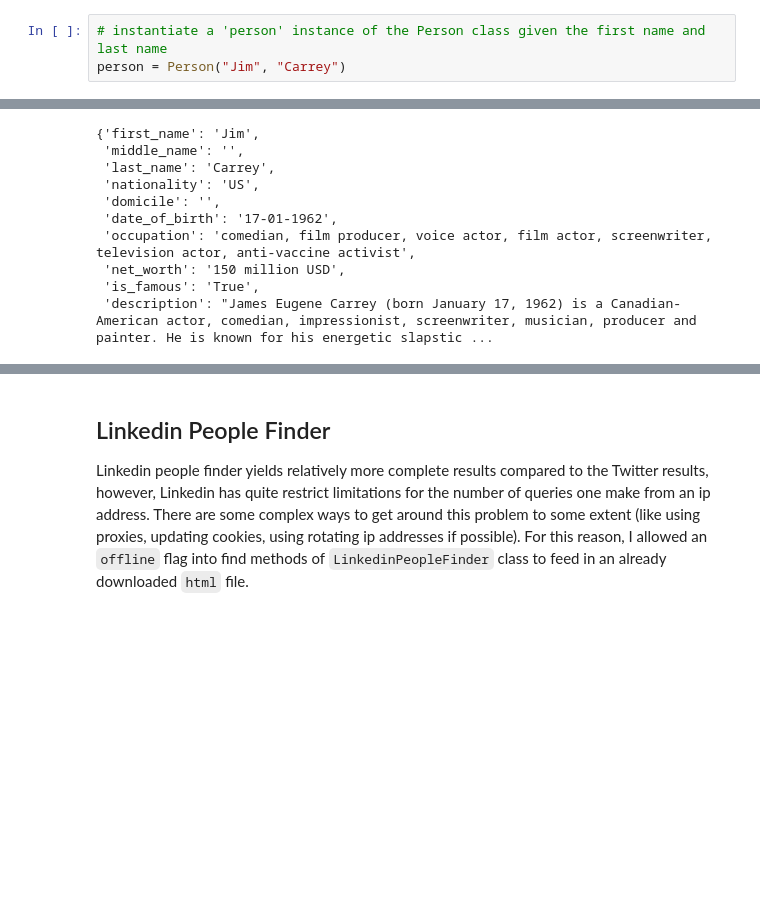
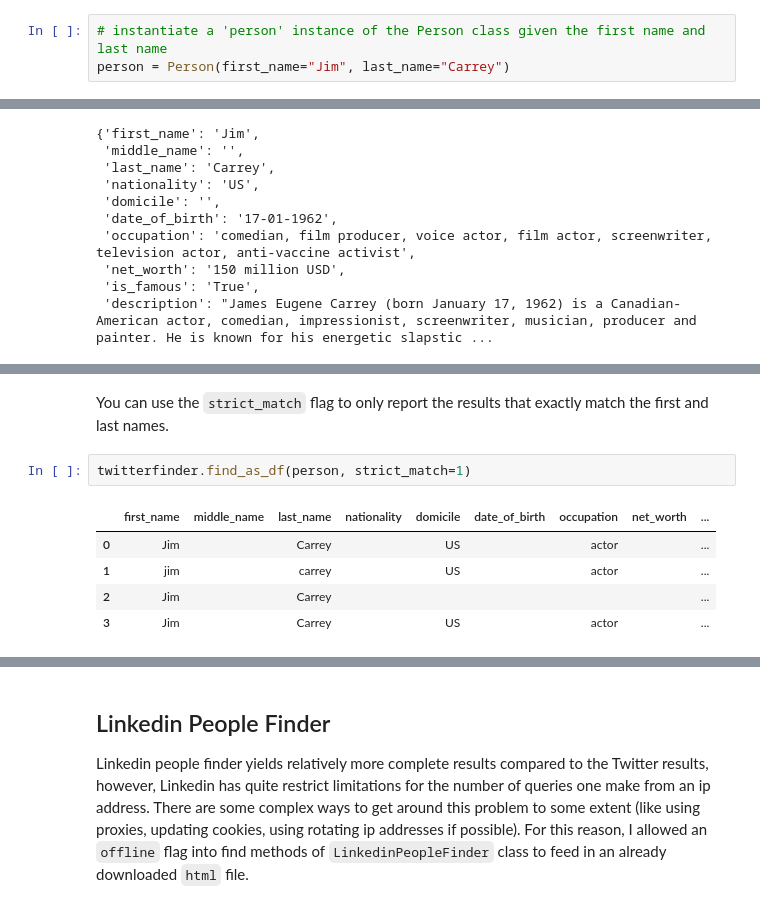
Before and after one commit to hamedrazavi/people_search_engine, a Jupyter notebook: src/main.ipynb, the cells around one changed output, grey strips where cells are left out. Drawn from its saved outputs; the diff is of its cells as text; blank space fills up the shorter version.

```diff
--- a/src/main.ipynb
+++ b/src/main.ipynb
@@ -13,7 +13,7 @@ from LinkedinPeopleFinder import LinkedinPeopleFinder
 ## Define a person instant of Person class
 # %%
 # instantiate a 'person' instance of the Person class given the first name and last name
-person = Person("Jim", "Carrey")
+person = Person(first_name="Jim", last_name="Carrey")
 # %% [markdown]
 ## Wikipedia People Finder
 This people finder uses the data from both [Wikipedia](www.wikipedia.org) and [Wikidata](www.wikidata.org) in a systematic way.
@@ -118,0 +121,10 @@ person.raw
+# %% [markdown]
+You can use the `strict_match` flag to only report the results that exactly match the first and last names.
+# %%
+twitterfinder.find_as_df(person, strict_match=1)
+# %% [output]
+|  | first_name | middle_name | last_name | nationality | domicile | date_of_birth | occupation | net_worth | ... |
+| 0 | Jim |  | Carrey |  | US |  | actor |  | ... |
+| 1 | jim |  | carrey |  | US |  | actor |  | ... |
+| 2 | Jim |  | Carrey |  |  |  |  |  | ... |
+| 3 | Jim |  | Carrey |  | US |  | actor |  | ... |
```
Also changed, not shown: parts of 21 cells of this notebook, 4 other files.
